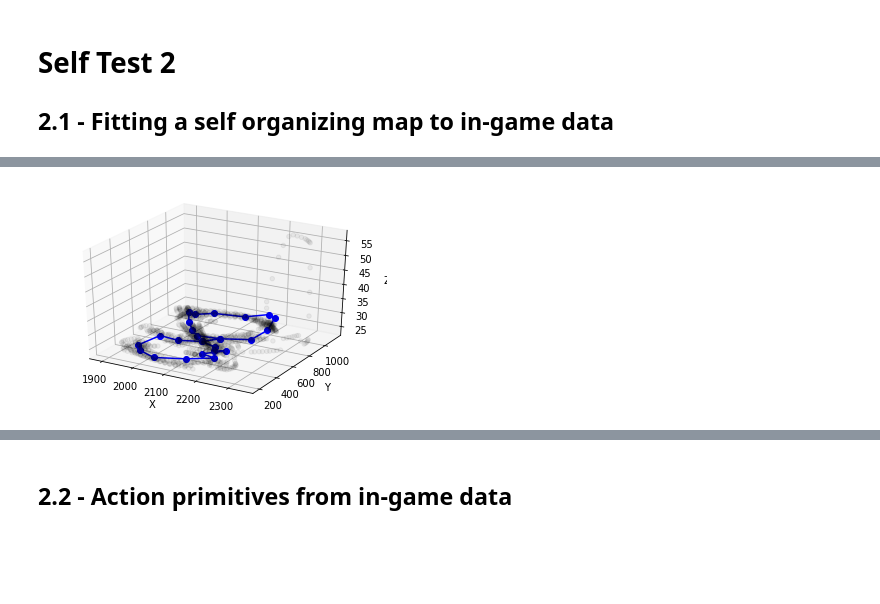
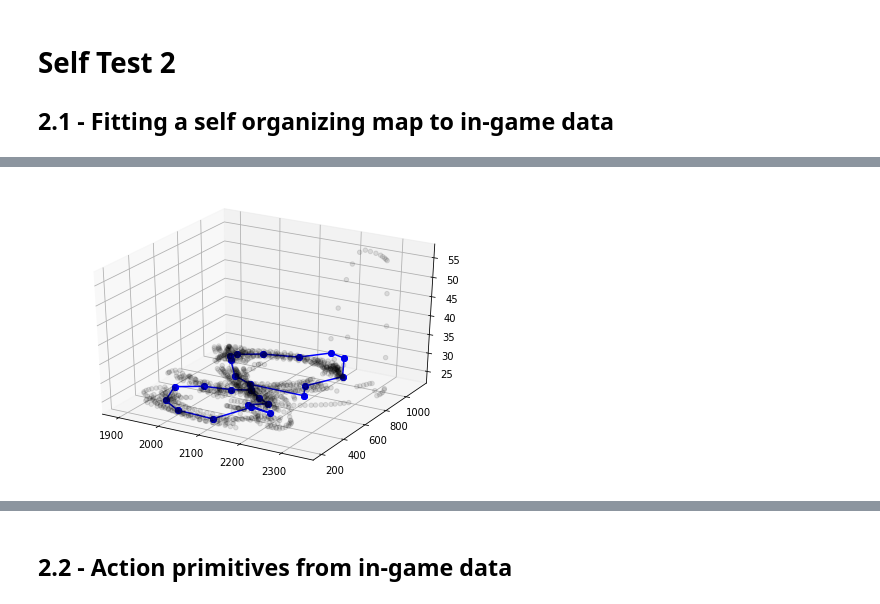
Before and after one commit to AleRiccardi/game-ai-course, a Jupyter notebook: SelfTest2SS2020/selfTest2.ipynb, the cells around one changed output, grey strips where cells are left out. Drawn from its saved outputs; the diff is of its cells as text; code cells hidden in the pictures; blank space fills up the shorter version.

```diff
--- a/SelfTest2SS2020/selfTest2.ipynb
+++ b/SelfTest2SS2020/selfTest2.ipynb
@@ -67,31 +73,21 @@ EdgeView([(0, 1), (0, 11), (1, 2), (2, 3), (3, 4), (4, 5), (5, 6), (6, 7), (7, 8
 # %%
+G = initGlasses(matX, 24)
 SOM1 = trainSOM(matX, G, tmax=10000)
-# %%
-fig = plt.figure()
-ax = fig.add_subplot(111, projection='3d')
-ax.scatter(matX[:,1],matX[:,0],matX[:,2], color='black' ,marker='o',alpha=0.05)
-
-neurons = []
-
-# Connect
-neurons.append(SOM1.nodes[11]['w'])
-
-for i in range(len(SOM1.nodes())):
-    neurons.append(SOM1.nodes[i]['w'])
-
-neurons.append(SOM1.nodes[12]['w'])
-neurons = np.array(neurons)
-
-ax.plot(neurons[:,1],neurons[:,0],neurons[:,2],'b-o')
-
-
-ax.set_xlabel('X')
-ax.set_ylabel('Y')
-ax.set_zlabel('Z')
-plt.savefig('Figures/som24.png', bbox_inches='tight')
-plt.show()
-# %% [output]
-[figure, removed]
+# %%
+def plot_SOM_on_data(data, graph, SOM_color='red', data_color=None):
+    fig = plt.figure()
+    ax = Axes3D(fig)
+    ax.scatter(*tnc(data), color=data_color, alpha=0.1)
+    for u, v in graph.edges():
+        dot1 = tnc(graph.nodes[u]['w'])
+        dot2 = tnc(graph.nodes[v]['w'])
+        edge = np.array([dot1, dot2]).T
+        ax.plot(*edge, '-o', color=SOM_color)
+    plt.show()
+
+plot_SOM_on_data(matX, SOM1, 'blue', 'black')
+# %% [output]
+[figure, added]
 # %%
 def get_dist(x1, x2):
     return np.sum((x1-x2)**2)**0.5
```
Also changed, not shown: parts of 6 cells of this notebook, 8 other files.
